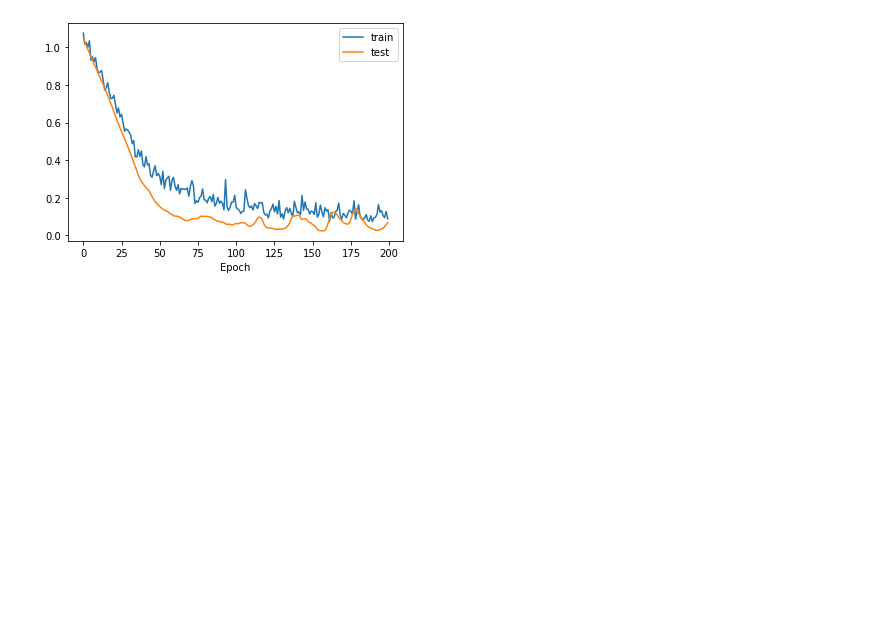
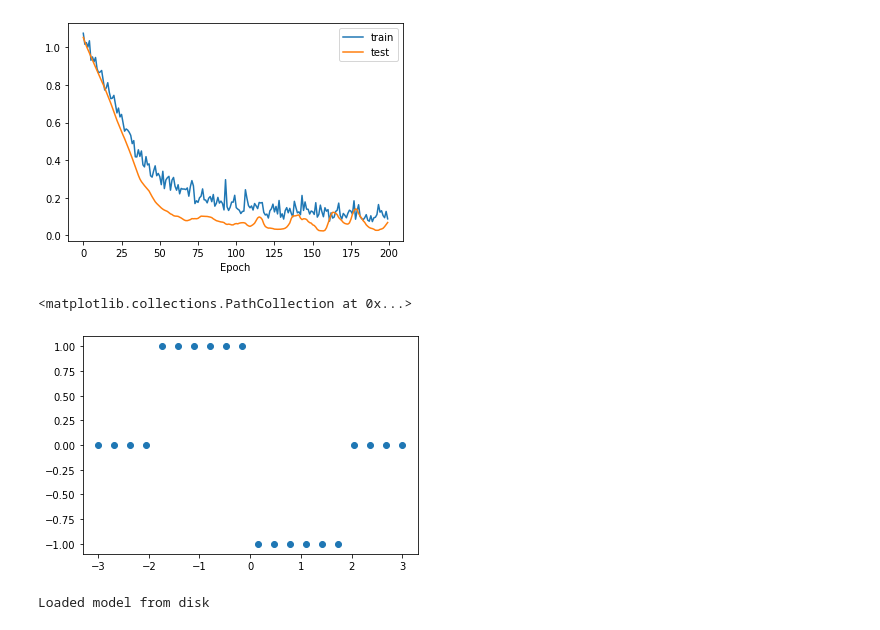
Before and after one commit to santoshkumarradha/Machine-learning-topological-insulators, a Jupyter notebook: rough note book.ipynb, the cells around one changed output. Saved outputs shown, nothing was run; the diff lists cells and outputs as text; code cells hidden in the pictures; blank space fills up the shorter version.

```diff
--- a/rough note book.ipynb
+++ b/rough note book.ipynb
@@ -53,7 +53,7 @@ def reshape_evec(evec,phase=True):
     a=np.array(a).T
     return a
 def get_chern(my_model,nk=8):
-    nkx=nk=nk
+    nkx=nky=nk
     kx=np.linspace(-0.5,0.5,num=nkx)
     ky=np.linspace(-0.5,0.5,num=nky)
     my_array_2=wf_array(my_model,[nkx,nky])
@@ -346,3 +346,51 @@ plt.legend()
 plt.show()
 # %% [output]
 [figure]
+# %%
+lat=[[1.0,0.0],[0.0,1.0]]
+# define coordinates of orbitals
+orb=[[0.5,0.5]]
+
+S0=np.array([[1,0],[0,1]])
+S1=np.array([[0,1],[1,0]])
+S2=np.array([[0,-1j],[1j,0]])
+S3=np.array([[1,0],[0,-1]])
+N=np.zeros_like(S0)
+
+Tx=(S3+1j*S1)/2
+Ty=(S3+1j*S2)/2
+U=-1.5*S3
+# %%
+def get_qwz_model(u):
+    lat=[[1.0,0.0],[0.0,1.0]]
+    orb=[[0.5,0.5]]
+
+    S0=np.array([[1,0],[0,1]])
+    S1=np.array([[0,1],[1,0]])
+    S2=np.array([[0,-1j],[1j,0]])
+    S3=np.array([[1,0],[0,-1]])
+    N=np.zeros_like(S0)
+    Tx=(S3+1j*S1)/2
+    Ty=(S3+1j*S2)/2
+    U=u*S3
+
+    my_model=tb_model(2,2,lat,orb,nspin=2)
+    my_model.set_onsite(U,0)
+    my_model.set_hop(Tx,0,0,[1,0])
+    my_model.set_hop(Ty,0,0,[0,1])
+    return my_model
+# %%
+c=[]
+for i in np.linspace(-3,3,20):
+    my_model=get_qwz_model(i)
+    c.append(get_chern(my_model,nk=8))
+plt.scatter(np.linspace(-3,3,20),c)
+# %% [output]
+<matplotlib.collections.PathCollection at 0x...>
+[figure, added]
+# %%
+from keras.models import load_model
+model=load_model("model_cnn_periodic_100.h5")
+print("Loaded model from disk")
+# %% [output]
+Loaded model from disk
```
Also changed, not shown: parts of 9 cells of this notebook, 2 other files.
